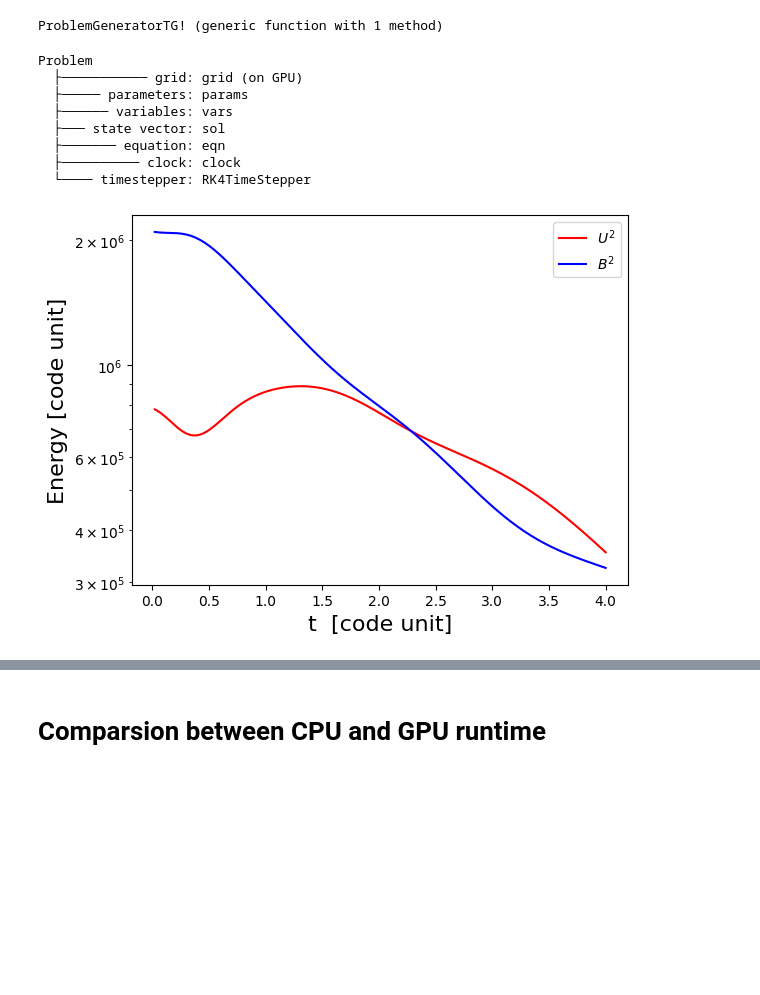
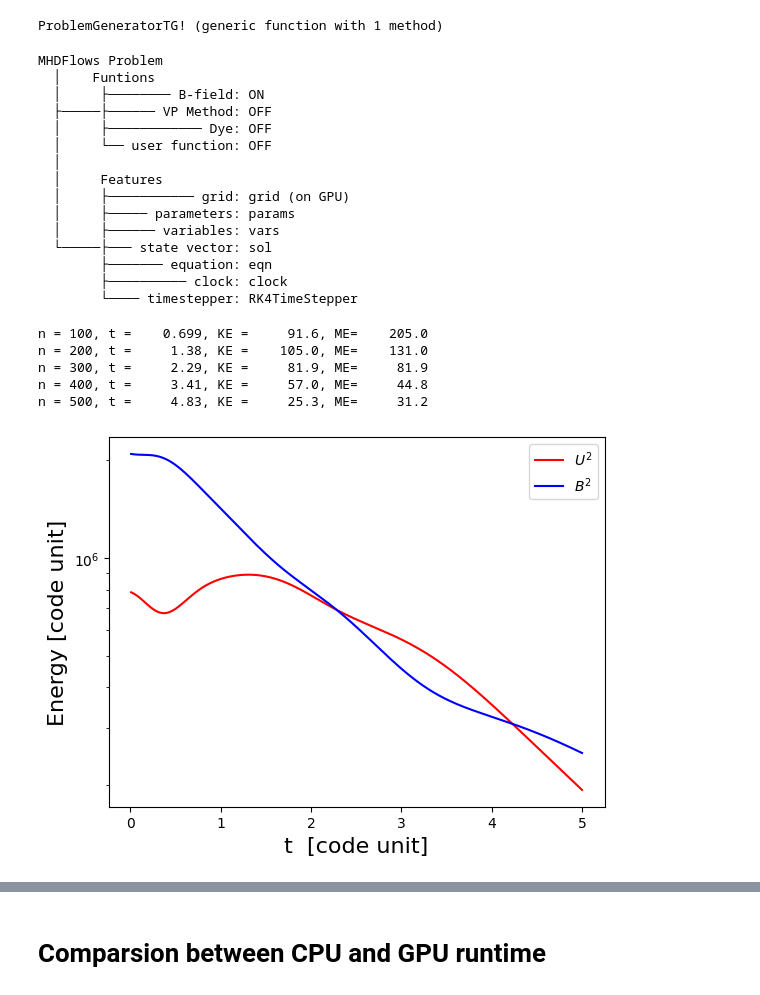
Before and after one commit to MHDFlows/MHDFlows.jl, a Jupyter notebook: example/GPUExample.ipynb, the cells around one changed output, grey strips where cells are left out. Cells and saved outputs as stored; diff of their text form; code cells hidden in the pictures; blank space fills up the shorter version.

```diff
--- a/example/GPUExample.ipynb
+++ b/example/GPUExample.ipynb
@@ -79,25 +77,35 @@ dt = 1/50;
 
 # Testing the problem
 # Declare the problem on GPU
-GPUprob  = MHDProblem(GPU();nx = N,Lx = Lx,
-                             ν = ν,
-                            nν = 1,
-                             η = η,
-              # Timestepper and equation options
-                            dt = 1/50,
-                       stepper = "RK4",
-              # Float type and dealiasing
-                             T = Float64);
+GPUprob  = Problem(GPU();nx = N,Lx = Lx,
+                                ν = ν,
+                               nν = 1,
+                                η = η,
+                 # Timestepper and equation options
+                               dt = 1/50,
+                          stepper = "RK4",
+                          B_field = true,
+                        VP_method = false,
+                       Dye_Module = false,
+                 # Float type and dealiasing
+                                T = Float64);
 GPUprob
 # %% [output]
-Problem
-  ├─────────── grid: grid (on GPU)
-  ├───── parameters: params
-  ├────── variables: vars
-  ├─── state vector: sol
-  ├─────── equation: eqn
-  ├────────── clock: clock
-  └──── timestepper: RK4TimeStepper
+MHDFlows Problem
+  │    Funtions
+  │     ├──────── B-field: ON
+  ├─────├────── VP Method: OFF
+  │     ├──────────── Dye: OFF
+  │     └── user function: OFF
+  │
+  │     Features
+  │     ├─────────── grid: grid (on GPU)
+  │     ├───── parameters: params
+  │     ├────── variables: vars
+  └─────├─── state vector: sol
+        ├─────── equation: eqn
+        ├────────── clock: clock
+        └──── timestepper: RK4TimeStepper
 # %%
 #function for monitoring the energy
 function KEfoo(prob)
@@ -117,19 +125,26 @@ ME = Diagnostic(MEfoo, GPUprob);
 ProblemGeneratorTG!(GPUprob,2π);
 
 # Actaul computation
-for i = 1:200
-    MHDupdatevars!(GPUprob);
-    stepforward!(GPUprob, [KE, ME],1)
-end
+TimeIntegrator!(GPUprob,5.0,1000;
+                    diags = [KE,ME],
+              loop_number = 100,
+	                 save = false);
+# %% [output]
+n = 100, t =    0.699, KE =     91.6, ME=    205.0
+n = 200, t =     1.38, KE =    105.0, ME=    131.0
+n = 300, t =     2.29, KE =     81.9, ME=     81.9
+n = 400, t =     3.41, KE =     57.0, ME=     44.8
+n = 500, t =     4.83, KE =     25.3, ME=     31.2
 # %%
-t  = KE.t[2:end-1];
-uu = KE.data[2:end-1];
-bb = ME.data[2:end-1];
+n  = KE.i
+t  = KE.t[2:n];
+uu = KE.data[2:n];
+bb = ME.data[2:n];
 
 semilogy(t,uu,"r",label=L"U^2")
 semilogy(t,bb,"b",label=L"B^2")
 legend()
 xlabel("t  [code unit]",size=16)
 ylabel("Energy [code unit]",size=16)
 # %% [output]
-[figure, old version]
+[figure, new version]
```
Also changed, not shown: parts of 9 cells of this notebook, 21 other files.
